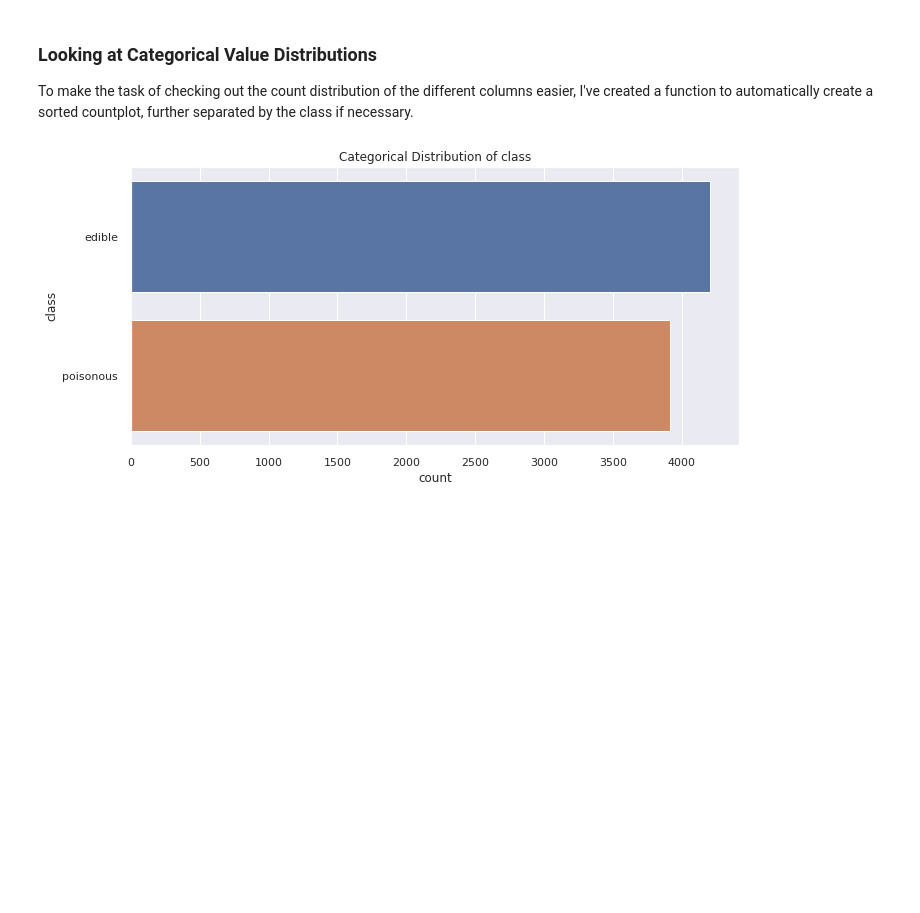
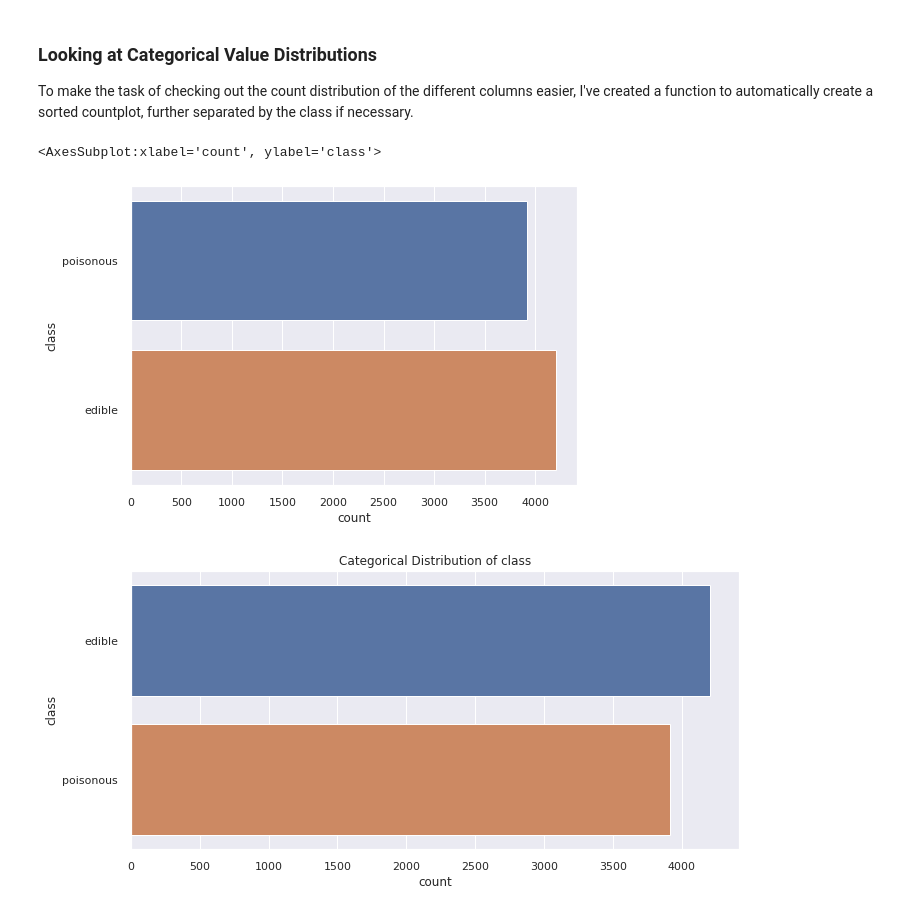
Before and after one commit to Tien-Cheng/AI-and-Machine-Learning--ST1511-, a Jupyter notebook: Assignment 1/classification/mushroom_v1.ipynb, the cells around one changed output. Saved outputs shown, nothing was run; the diff lists cells and outputs as text; code cells hidden in the pictures; blank space fills up the shorter version.

```diff
--- a/Assignment 1/classification/mushroom_v1.ipynb
+++ b/Assignment 1/classification/mushroom_v1.ipynb
@@ -217,6 +240,11 @@ def show_cat_dist(df: dataframe, columns: Union[List[str], str], hue: Union[str,
         #         sns.catplot(data=df, y=column, hue=hue, kind='bar')
                 sns.countplot(y=columns, hue=hue,data=df,order=counts.index, ax = ax)
     return fig, counts
+# %%
+sns.countplot(data=mush_df, y="class")
+# %% [output]
+<AxesSubplot:xlabel='count', ylabel='class'>
+[figure, added]
 # %%
 fig, counts = show_cat_dist(mush_df, "class", figsize=(10, 5))
 # %% [output]
```
Also changed, not shown: parts of 60 cells of this notebook, 9 other files.
